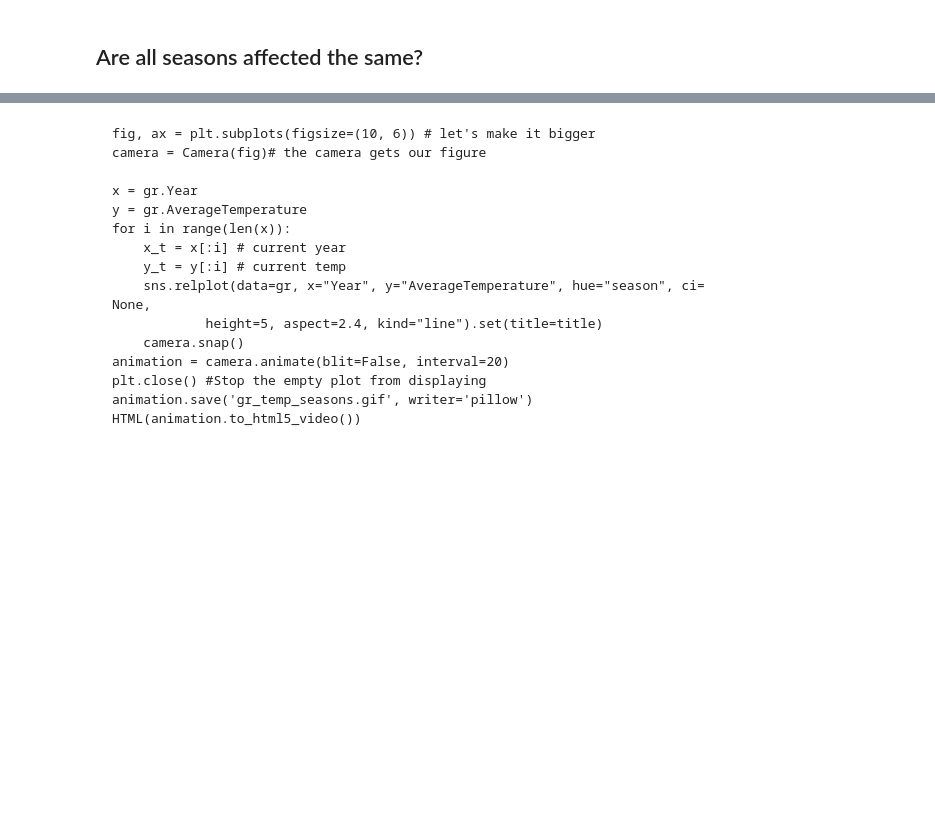
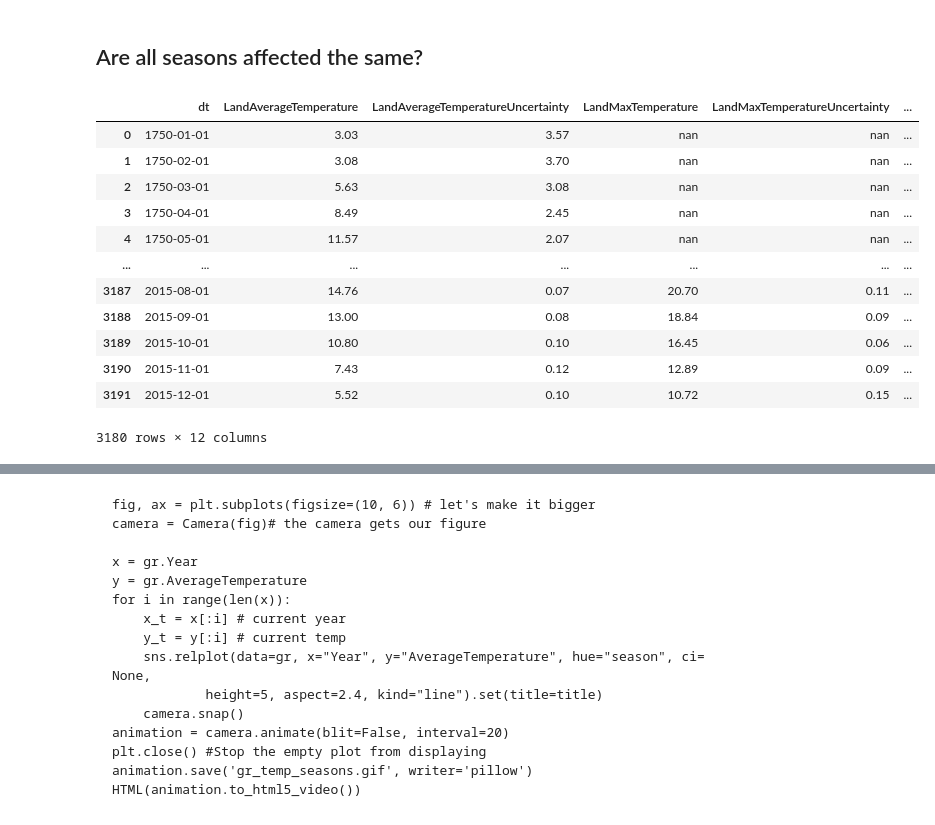
Before and after one commit to a-gantzia/Climate_change_analysis, a Jupyter notebook: Global_Warming_EDA.ipynb, the cells around one changed output, grey strips where cells are left out. Cells and saved outputs as stored; diff of their text form; code cells hidden in the pictures; blank space fills up the shorter version.

```diff
--- a/Global_Warming_EDA.ipynb
+++ b/Global_Warming_EDA.ipynb
@@ -174,2 +297,18 @@ seasons = ['Winter', 'Spring', 'Summer', 'Autumn']
+# %%
+temp_global
+# %% [output]
+|  | dt | LandAverageTemperature | LandAverageTemperatureUncertainty | LandMaxTemperature | LandMaxTemperatureUncertainty | ... |
+| 0 | 1750-01-01 | 3.03 | 3.57 | nan | nan | ... |
+| 1 | 1750-02-01 | 3.08 | 3.70 | nan | nan | ... |
+| 2 | 1750-03-01 | 5.63 | 3.08 | nan | nan | ... |
+| 3 | 1750-04-01 | 8.49 | 2.45 | nan | nan | ... |
+| 4 | 1750-05-01 | 11.57 | 2.07 | nan | nan | ... |
+| ... | ... | ... | ... | ... | ... | ... |
+| 3187 | 2015-08-01 | 14.76 | 0.07 | 20.70 | 0.11 | ... |
+| 3188 | 2015-09-01 | 13.00 | 0.08 | 18.84 | 0.09 | ... |
+| 3189 | 2015-10-01 | 10.80 | 0.10 | 16.45 | 0.06 | ... |
+| 3190 | 2015-11-01 | 7.43 | 0.12 | 12.89 | 0.09 | ... |
+| 3191 | 2015-12-01 | 5.52 | 0.10 | 10.72 | 0.15 | ... |
+3180 rows × 12 columns
 # %%
 title = 'Average Temperature per Season in Greece (1850-2013)'
```
Also changed, not shown: parts of 20 cells of this notebook, 1 other file.
